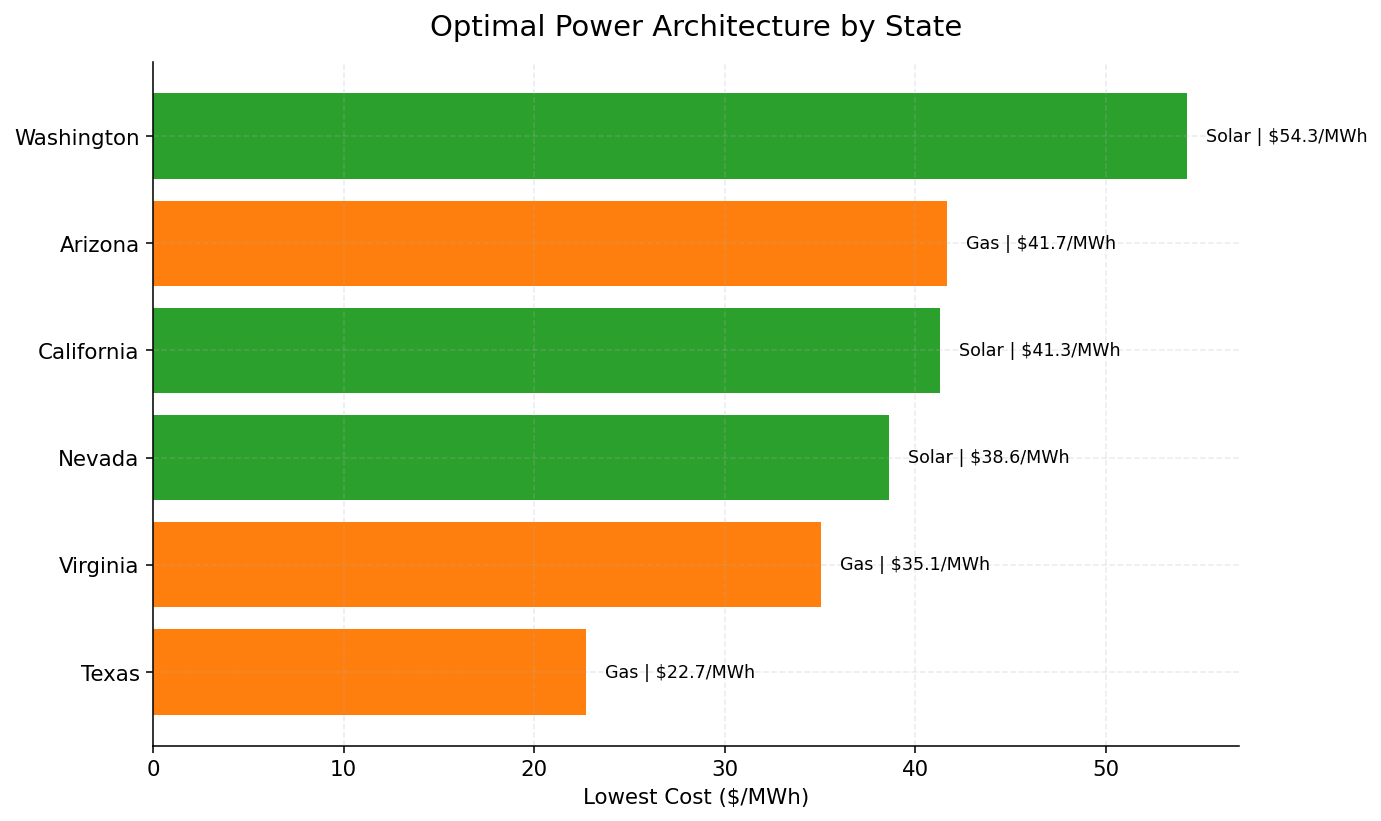
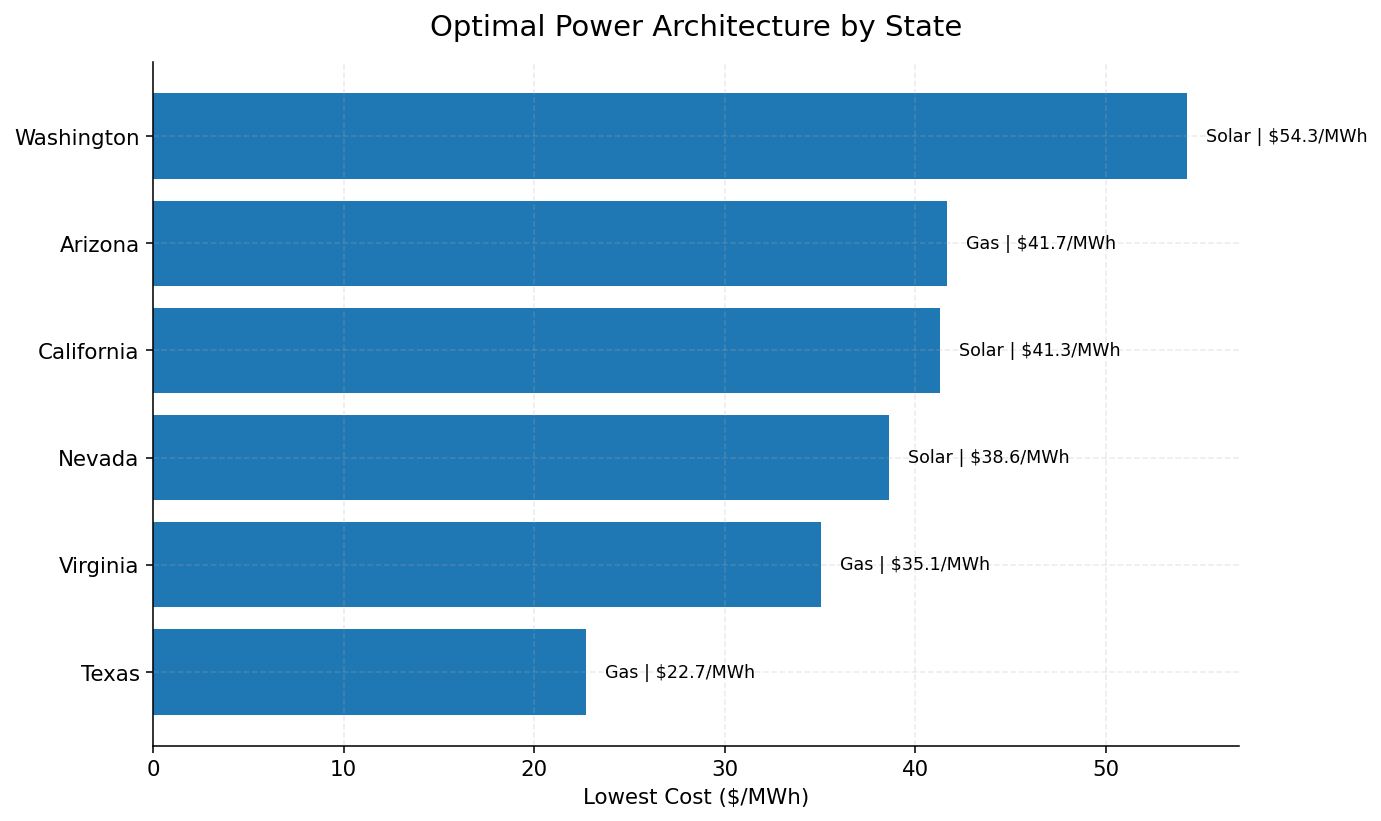
The change to this notebook cell's code, shown as a diff; its figure went from the first image to the second:
--- before
+++ after
@@ -7,14 +7,6 @@
     )
 
-    palette = {
-        "Grid": "C0",
-        "Gas": "C1",
-        "Solar": "C2",
-        "Hybrid": "C3",
-    }
-    bar_colors = [palette.get(value, "0.5") for value in plot_data["best_architecture"]]
-
     fig, ax = plt.subplots(figsize=(10, 6))
-    ax.barh(plot_data["State"], plot_data["lowest_cost_usd_per_mwh"], color=bar_colors)
+    ax.barh(plot_data["State"], plot_data["lowest_cost_usd_per_mwh"])
     ax.set_title("Optimal Power Architecture by State", pad=14)
     ax.set_xlabel("Lowest Cost ($/MWh)")

Commit: Simplify visualization styling and use default matplotlib colors